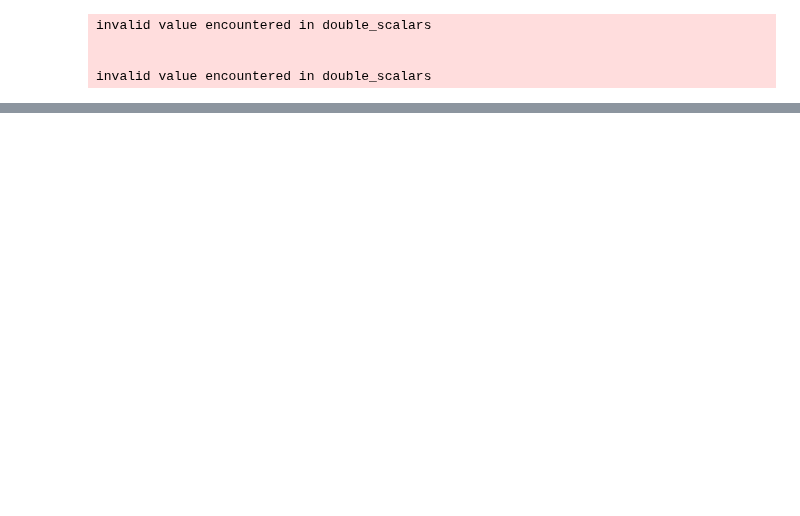
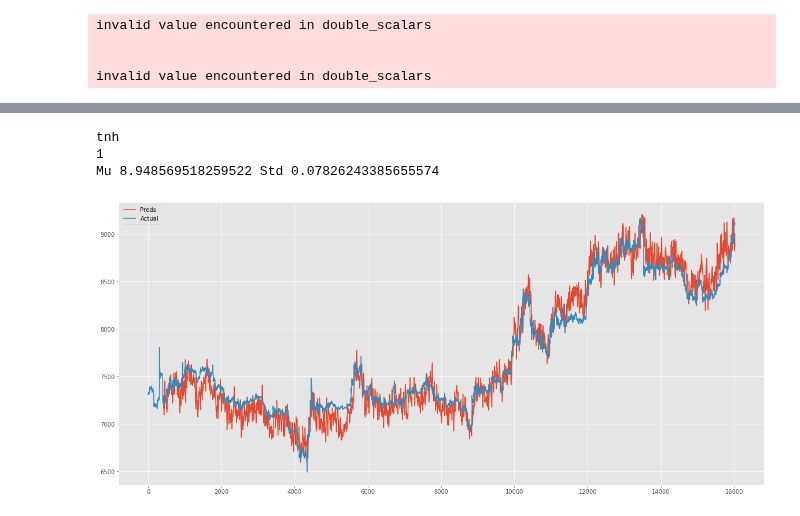
Before and after one commit to BloomTech-Labs/cryptolytic-ds, a Jupyter notebook: cryptolytic/notebooks/LSTM2.ipynb, the cells around one changed output, grey strips where cells are left out. Drawn from its saved outputs; the diff is of its cells as text; code cells hidden in the pictures; blank space fills up the shorter version.

```diff
--- a/cryptolytic/notebooks/LSTM2.ipynb
+++ b/cryptolytic/notebooks/LSTM2.ipynb
@@ -59,16 +78,16 @@ the new syntax is .resample(...)..apply(<func>)
 # %%
-import ta
-df = df_orig
-df = df.sort_index()
-df = df._get_numeric_data().drop(["period"], axis=1, errors='ignore')
-df = df.filter(regex="(?!timestamp_.*)", axis=1) # filter out timestapm_ metrics
-df = ta.add_all_ta_features(df, open="open", high="high", low="low", close="close", volume="volume").dropna(axis=1)
-df_diff = (df - df.shift(1, fill_value=0)).rename(lambda x: x+'_diff', axis=1)
-df = pd.concat([df, df_diff], axis=1)
-dataset = dw.normalize(df.values)
-target = df.columns.get_loc('close')
-y = dataset[:, target]
-history = {'loss' : [], 'val_loss' : []}
+# import ta
+# df = df_orig
+# df = df.sort_index()
+# df = df._get_numeric_data().drop(["period"], axis=1, errors='ignore')
+# df = df.filter(regex="(?!timestamp_.*)", axis=1) # filter out timestapm_ metrics
+# df = ta.add_all_ta_features(df, open="open", high="high", low="low", close="close", volume="volume").dropna(axis=1)
+# df_diff = (df - df.shift(1, fill_value=0)).rename(lambda x: x+'_diff', axis=1)
+# df = pd.concat([df, df_diff], axis=1)
+# dataset = dw.normalize(df.values)
+# target = df.columns.get_loc('close')
+# y = dataset[:, target]
+# history = {'loss' : [], 'val_loss' : []}
 # %% [output]
 invalid value encountered in double_scalars
 
@@ -182 +234,17 @@ df.head()
 5 rows × 112 columns
+# %%
+rcParams['figure.figsize'] = 20,9
+de_preds = dw.denormalize(preds[:, 0], df, 'close')
+
+plus = df.shape[0] - de_preds.shape[0]
+
+#target = df.columns.get_loc('close')
+#plt.plot(y_train, label='Train')
+plt.plot(range(df.shape[0]-plus,df.shape[0]), d.denoise(de_preds, 5), label='Preds')
+plt.plot(range(), df.iloc[:, target], label='Actual')
+plt.legend();
+# %% [output]
+tnh
+1
+Mu 8.948569518259522 Std 0.07826243385655574
+[figure, added]
```
Also changed, not shown: parts of 23 cells of this notebook, 9 other files.
